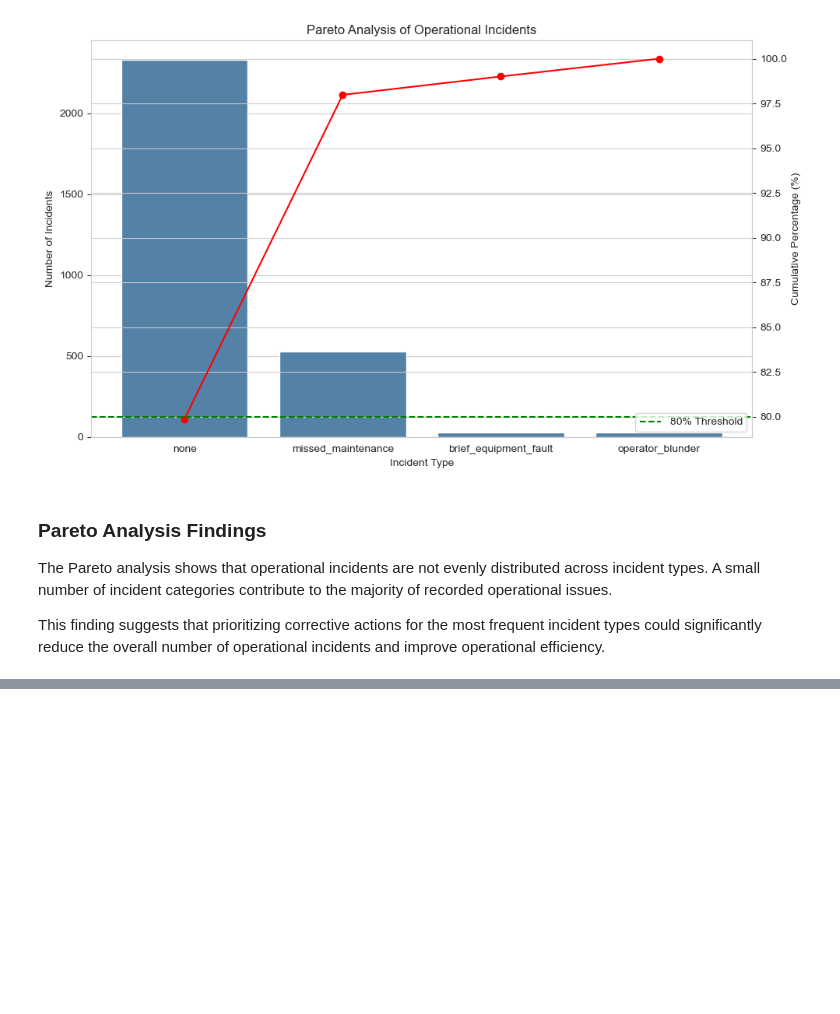
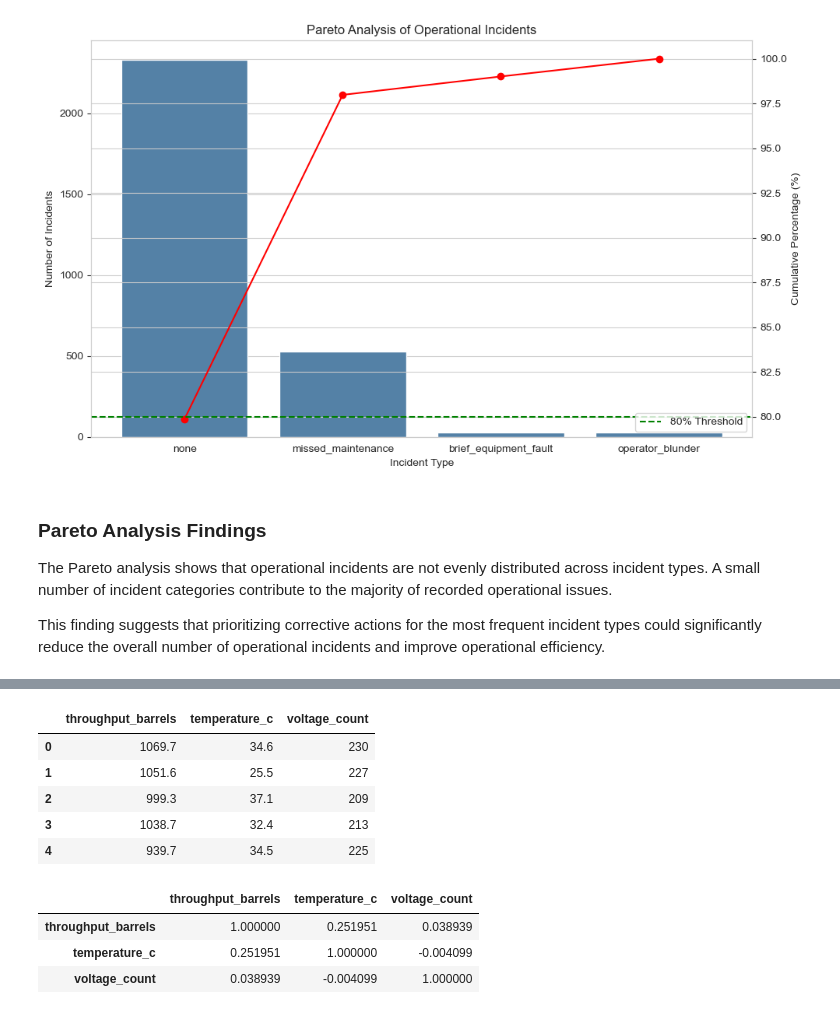
Before and after one commit to WanjikuSharon/week5_diagnostics_analysis, a Jupyter notebook: week5_diagnostics_analysis.ipynb, the cells around one changed output, grey strips where cells are left out. Drawn from its saved outputs; the diff is of its cells as text; code cells hidden in the pictures; blank space fills up the shorter version.

Commit message:
Add correlation analysis section to explore relationships between operational variables

```diff
--- a/week5_diagnostics_analysis.ipynb
+++ b/week5_diagnostics_analysis.ipynb
@@ -817,0 +822,28 @@ This finding suggests that prioritizing corrective actions for the most frequent
+# %%
+# Select numerical variables
+correlation_data = df[
+    [
+        "throughput_barrels",
+        "temperature_c",
+        "voltage_count"
+    ]
+]
+
+correlation_data.head()
+# %% [output]
+|  | throughput_barrels | temperature_c | voltage_count |
+| 0 | 1069.7 | 34.6 | 230 |
+| 1 | 1051.6 | 25.5 | 227 |
+| 2 | 999.3 | 37.1 | 209 |
+| 3 | 1038.7 | 32.4 | 213 |
+| 4 | 939.7 | 34.5 | 225 |
+# %%
+#Compute the correlation matrix
+correlation_matrix = correlation_data.corr()
+
+correlation_matrix
+# %% [output]
+|  | throughput_barrels | temperature_c | voltage_count |
+| throughput_barrels | 1.000000 | 0.251951 | 0.038939 |
+| temperature_c | 0.251951 | 1.000000 | -0.004099 |
+| voltage_count | 0.038939 | -0.004099 | 1.000000 |
```
Also changed, not shown: parts of 1 cell of this notebook.
